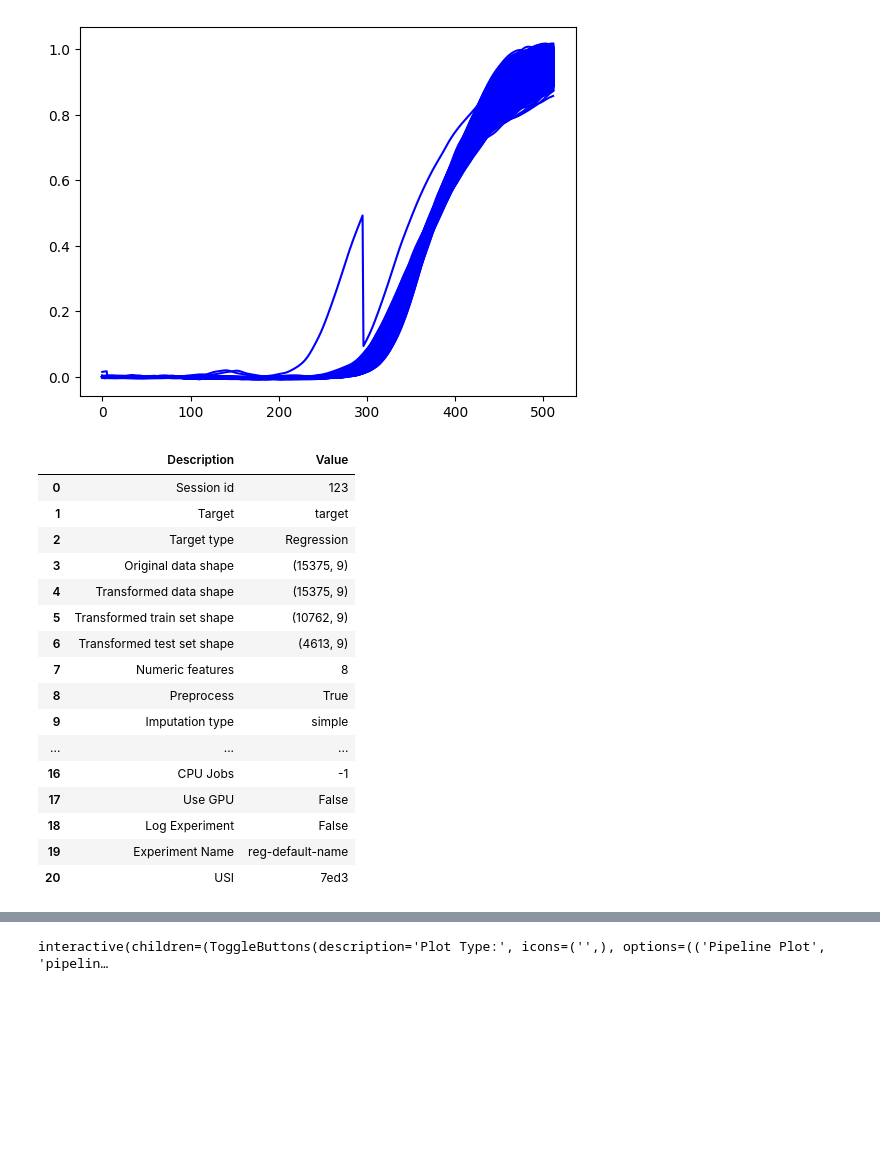
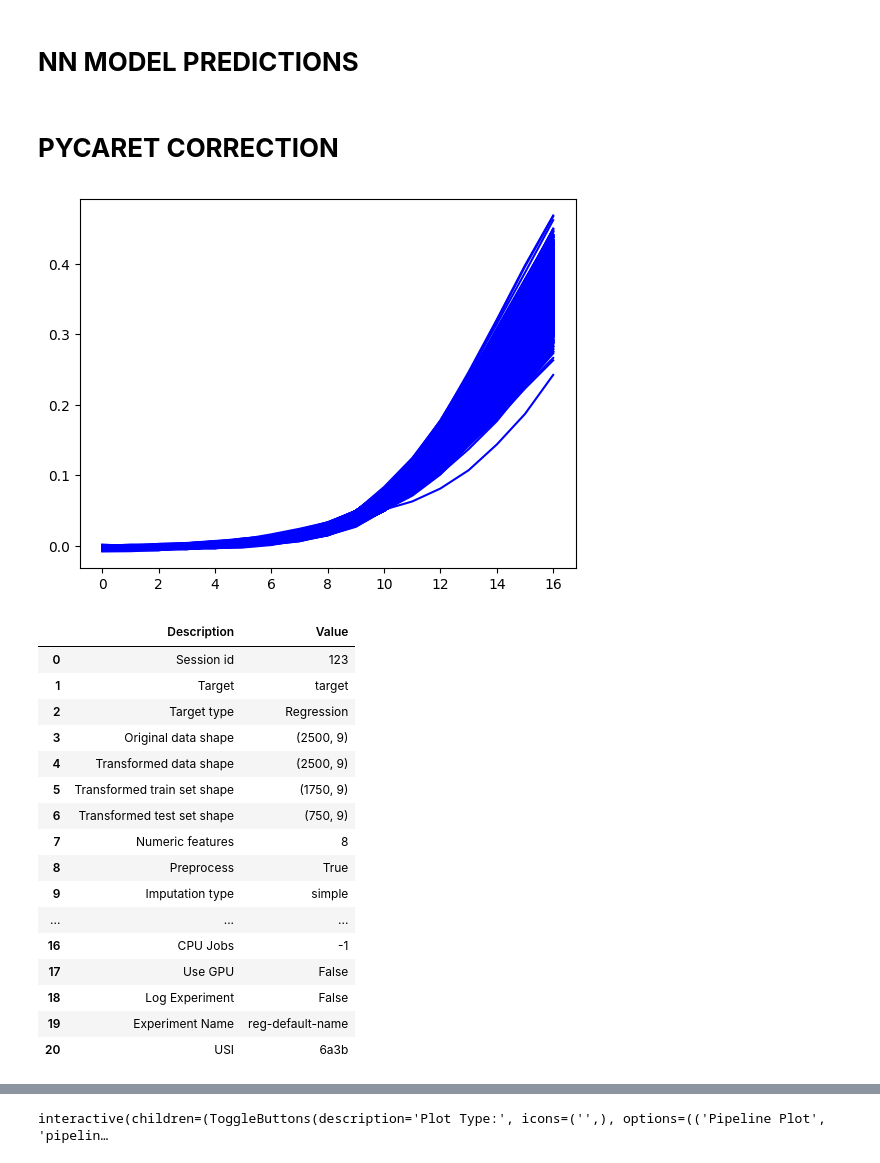
Before and after one commit to wjosefw/MLTiming, a Jupyter notebook: Pycaret_cosas/Time_Ind_Params_Pycaret.ipynb, the cells around one changed output, grey strips where cells are left out. Cells and saved outputs as stored; diff of their text form; code cells hidden in the pictures; blank space fills up the shorter version.

```diff
--- a/Pycaret_cosas/Time_Ind_Params_Pycaret.ipynb
+++ b/Pycaret_cosas/Time_Ind_Params_Pycaret.ipynb
@@ -15,15 +15,13 @@ from functions import (interpolate_pulses, create_position, calculate_gaussian_c
 # Load data
 dir = '/home/josea/DEEP_TIMING/DEEP_TIMING_VS/Na22_filtered_data/'
 
-test_data = np.load(os.path.join(dir, 'Na22_test_val.npz'))['data']
+data = np.load(os.path.join(dir, 'Na22_test_val.npz'))['data']
 # %%
 # -------------------------------------------------------------------------
 #----------------------- IMPORTANT DEFINITIONS ----------------------------
 # -------------------------------------------------------------------------
-nbins = 91              # Num bins for all histograms
-t_shift = 8             # Time steps to move for the new positions
-EXTRASAMPLING = 8
-start_idx =30
-stop_idx = 94
-start = start_idx*EXTRASAMPLING
-stop = stop_idx*EXTRASAMPLING
+time_step = 0.2         # Signal time step in ns
+nbins = 71              # Num bins for all histograms
+t_shift = 1             # Time steps to move for the new positions
+Num_train = 500
+Num_test = data.shape[0] - Num_train
@@ -55,0 +28,8 @@ KeyboardInterrupt:
+# %%
+# -------------------------------------------------------------------------
+#----------------------- ALIGN PULSES -------------------------------
+# -------------------------------------------------------------------------
+align_time = 0.6
+new_data = continuous_delay(data, time_step = time_step, delay_time = align_time, channel_to_fix = 0, channel_to_move = 1)
+# %% [markdown]
+# **NN MODEL PREDICTIONS**
@@ -56,5 +65,21 @@ KeyboardInterrupt:
+# %% [markdown]
+# **PYCARET CORRECTION**
+# %%
+# Eliminate time dependencies by getting signals by a fixed fraction
+new_data = extract_signal_window_by_fraction(new_data, fraction = 0.05, window_low = 10, window_high = 7)
+
+# Create the other positions for train and test
+POS_00 = new_data
+POS_02 = create_position(POS_00, channel_to_move = 1, channel_to_fix = 0, t_shift = t_shift)
+POS_20 = create_position(POS_00, channel_to_move = 0, channel_to_fix = 1, t_shift = t_shift)
+POS_04 = create_position(POS_00, channel_to_move = 1, channel_to_fix = 0, t_shift = int(2*t_shift))
+POS_40 = create_position(POS_00, channel_to_move = 0, channel_to_fix = 1, t_shift = int(2*t_shift))
+
+
+TRAIN = np.concatenate((POS_02[:Num_train], POS_00[:Num_train], POS_20[:Num_train], POS_04[:Num_train], POS_40[:Num_train]), axis = 0)
+TEST  = np.concatenate((POS_02[Num_train:], POS_00[Num_train:], POS_20[Num_train:], POS_04[Num_train:], POS_40[Num_train:]), axis = 0)
 # %%
-for i in range(TEST_00.shape[0]):
-    plt.plot(TEST_00[i,:,0], 'b-')
+for i in range(POS_00.shape[0]):
+    plt.plot(POS_00[i,:,0], 'b-')
 # %% [output]
-[figure, old version]
+[figure, new version]
@@ -103,15 +112,15 @@ features_df = pd.DataFrame(features, columns = ['Mean_dec0', 'Variance_dec0', 'S
 # %%
 from pycaret.regression import *
-s = setup(features_df, target = Error,  session_id = 123, normalize = True, normalize_method = 'zscore')
+s = setup(features_train_df, target = Error_train,  session_id = 123, normalize = True, normalize_method = 'zscore')
 # %% [output]
 |  | Description | Value |
 | 0 | Session id | 123 |
 | 1 | Target | target |
 | 2 | Target type | Regression |
-| 3 | Original data shape | (15375, 9) |
-| 4 | Transformed data shape | (15375, 9) |
-| 5 | Transformed train set shape | (10762, 9) |
-| 6 | Transformed test set shape | (4613, 9) |
+| 3 | Original data shape | (2500, 9) |
+| 4 | Transformed data shape | (2500, 9) |
+| 5 | Transformed train set shape | (1750, 9) |
+| 6 | Transformed test set shape | (750, 9) |
 | 7 | Numeric features | 8 |
 | 8 | Preprocess | True |
 | 9 | Imputation type | simple |
@@ -120,7 +129,7 @@ s = setup(features_df, target = Error,  session_id = 123, normalize = True, norm
 | 17 | Use GPU | False |
 | 18 | Log Experiment | False |
 | 19 | Experiment Name | reg-default-name |
-| 20 | USI | 7ed3 |
+| 20 | USI | 6a3b |
 # %%
 model = compare_models('')
 print(model)
```
Also changed, not shown: parts of 24 cells of this notebook, 6 other files.
